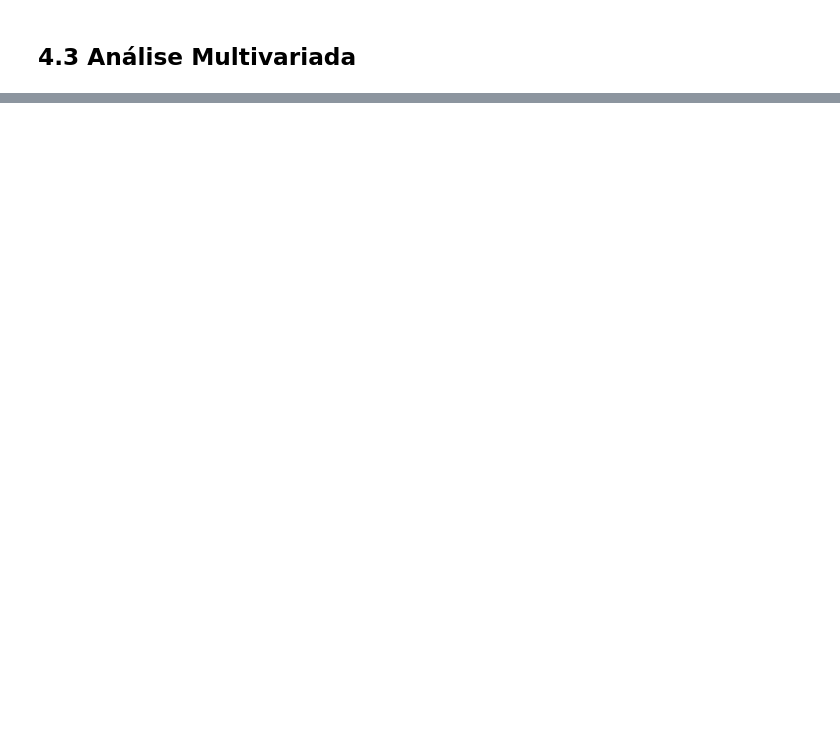
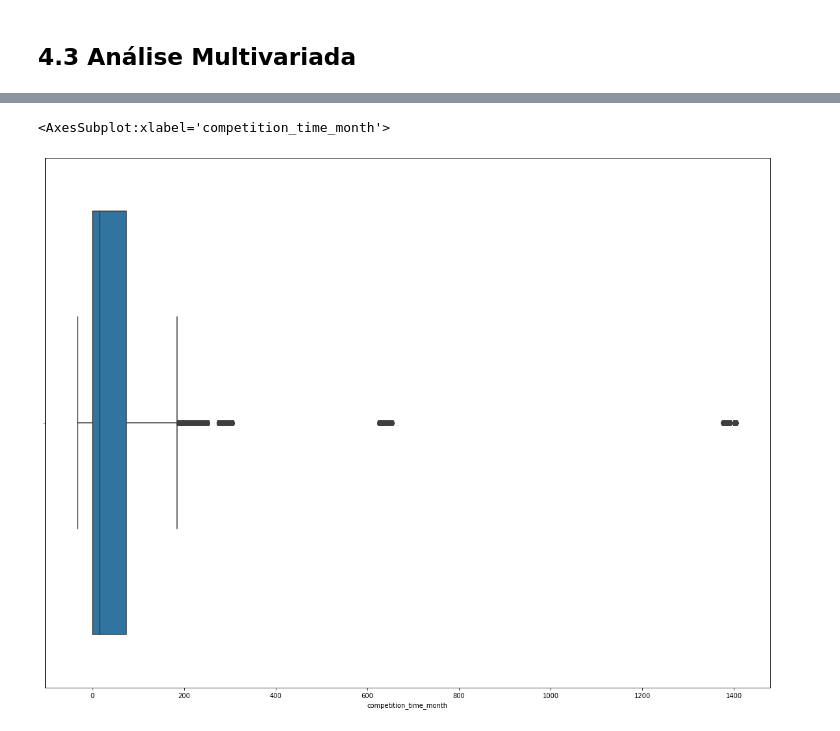
Before and after one commit to joaodequeiroz/Store-Sales-Prediction, a Jupyter notebook: m04_v01_store_sales_prediction.ipynb, the cells around one changed output, grey strips where cells are left out. Cells and saved outputs as stored; diff of their text form; code cells hidden in the pictures; blank space fills up the shorter version.

```diff
--- a/m04_v01_store_sales_prediction.ipynb
+++ b/m04_v01_store_sales_prediction.ipynb
@@ -823,0 +853,6 @@ sns.heatmap(d, annot=True);
+# %%
+plt.figure(figsize=(20,15))
+sns.boxplot(df5['competition_time_month'])
+# %% [output]
+<AxesSubplot:xlabel='competition_time_month'>
+[figure, added]
```
Also changed, not shown: parts of 72 cells of this notebook.
